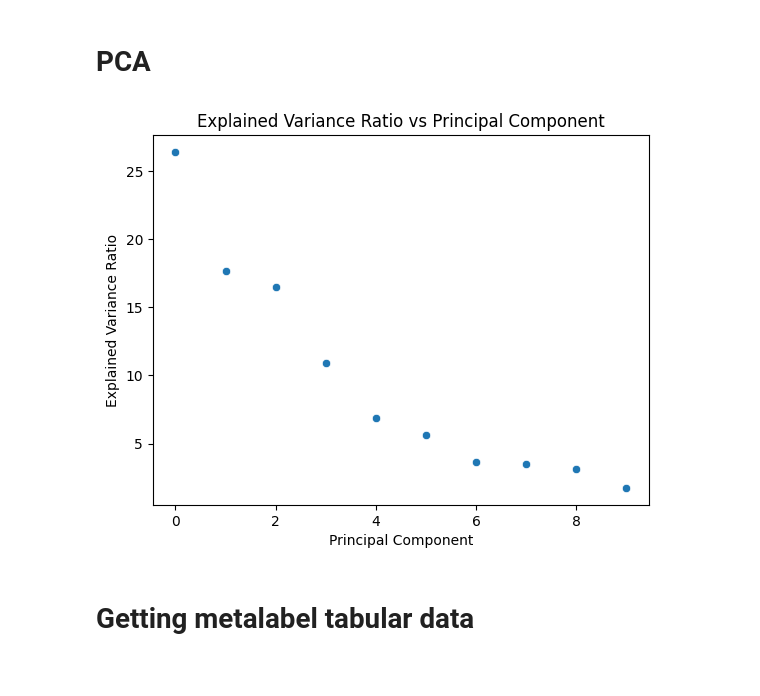
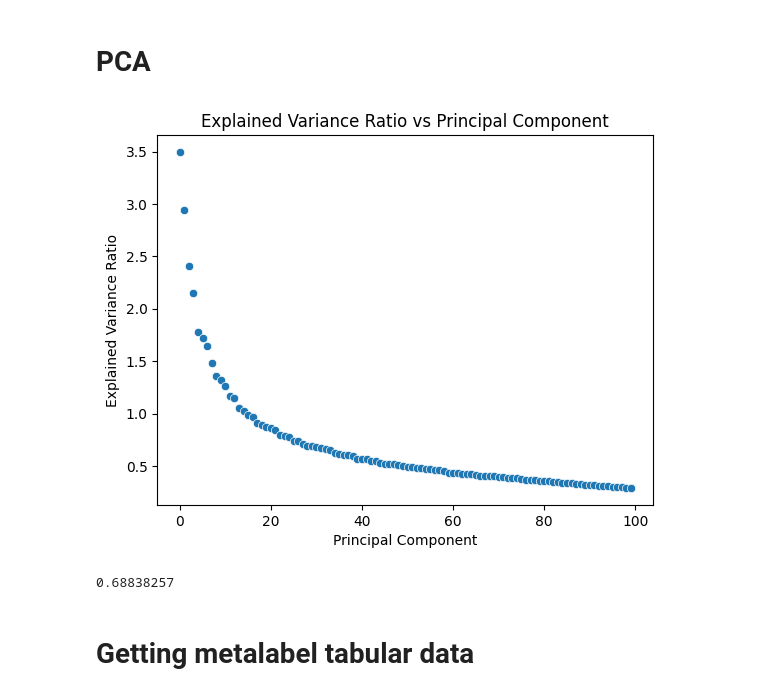
Before and after one commit to CarlAnSc/bachelor_project, a Jupyter notebook: src/models/get_embeddings.ipynb, the cells around one changed output. Saved outputs shown, nothing was run; the diff lists cells and outputs as text; code cells hidden in the pictures.

```diff
--- a/src/models/get_embeddings.ipynb
+++ b/src/models/get_embeddings.ipynb
@@ -366,17 +366,21 @@ KeyboardInterrupt:
 # PCA
 # %%
 from sklearn.decomposition import PCA
-X = train_meta_data   #train_cat_data
-pca = PCA(n_components=10)
+X = val_cat_data   #train_cat_data
+pca = PCA(n_components=100)
 pca.fit(X)
 
 sns.scatterplot(pca.explained_variance_ratio_*100)
 plt.xlabel('Principal Component')
 plt.ylabel('Explained Variance Ratio')
 plt.title('Explained Variance Ratio vs Principal Component')
 plt.show()
 # %% [output]
-[figure, old version]
+[figure, new version]
+# %%
+np.cumsum(pca.explained_variance_ratio_)[99]
+# %% [output]
+0.68838257
 # %% [markdown]
 # Getting metalabel tabular data
 # %%
```
Also changed, not shown: 8 other files.
